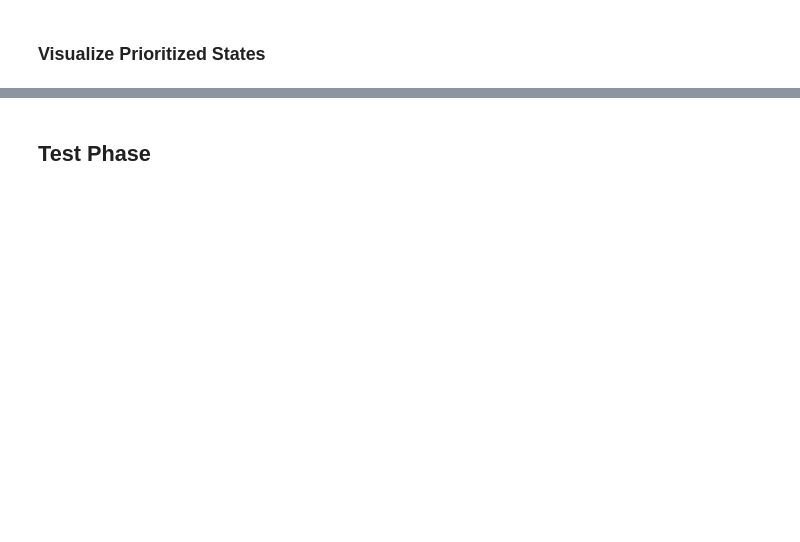
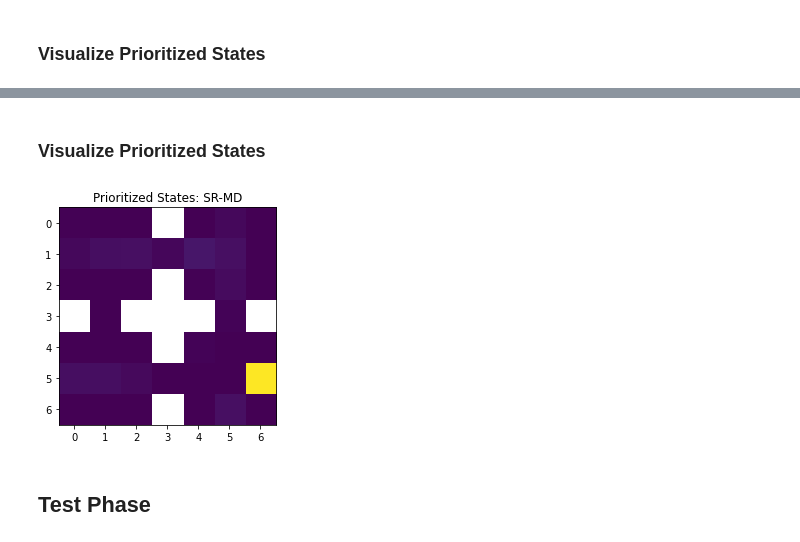
Before and after one commit to s-a-barnett/PrioritizedSR, a Jupyter notebook: neuronav/experiment_memcomp.ipynb, the cells around one changed output, grey strips where cells are left out. Saved outputs shown, nothing was run; the diff lists cells and outputs as text; code cells hidden in the pictures; blank space fills up the shorter version.

```diff
--- a/neuronav/experiment_memcomp.ipynb
+++ b/neuronav/experiment_memcomp.ipynb
@@ -141,7 +145,7 @@ for i in progressbar.progressbar(range(episodes_train)):
     state = env.observation
 
     for j in range(episode_length):
-        action = agent_ps.sample_action(state, epsilon=epsilon, beta=beta)
+        action = agent_ps.sample_action(state, epsilon=epsilon_train, beta=beta_train)
         reward = env.step(action)
         state_next = env.observation
         done = env.done
@@ -172,7 +176,6 @@ for i in progressbar.progressbar(range(episodes_train)):
             prioritized_states[exp[0]] += 1
 
             td_sr = memory_update(exp, agent_ps)
-            grad = agent_ps.update_eigs(exp)
 
             for exp_pred in get_predecessors(exp[0], experiences):
                 td_sr = memory_update(exp_pred, agent_ps)
@@ -208,0 +198,39 @@ plt.title(f'R = {pearsonr(states_visited, prioritized_states)[0]}');
+# %%
+agent_md = TDSR(env.state_size, env.action_size, lr, gamma, poltype=poltype)
+experiences = []
+errors = []
+prioritized_states = np.zeros(env.state_size)
+
+for i in progressbar.progressbar(range(episodes_train)):
+
+    env.reset(goal_pos=goal_pos)
+    state = env.observation
+
+    for j in range(episode_length):
+        action = agent_md.sample_action(state, epsilon=epsilon_train, beta=beta_train)
+        reward = env.step(action)
+        state_next = env.observation
+        done = env.done
+        experiences.append([state, action, state_next, reward, done])
+        state = state_next
+
+        if (j > 1):
+            td_sr = agent_md.update_sr(experiences[-2], experiences[-1])
+            errors.append(np.linalg.norm(td_sr))
+            td_w = agent_md.update_w(experiences[-1])
+
+        if env.done:
+            td_sr = agent_md.update_sr(experiences[-1], experiences[-1])
+            errors.append(np.linalg.norm(td_sr))
+
+        unique_exps = list(set([tuple(exp) for exp in experiences]))
+
+        for k in range(n_mem_md):
+            evbs = [{"exp": list(exp), "evb": agent_md.evb(state, list(exp), epsilon=epsilon_train, beta=beta_train)} for exp in unique_exps]
+            best = sorted(evbs, key=lambda x: x["evb"]).pop()
+            best_exp = best["exp"]
+            prioritized_states[best_exp[0]] += 1
+            td_sr = memory_update(best_exp, agent_md)
+
+        if env.done:
+            break
@@ -209,2 +239,9 @@ plt.title(f'R = {pearsonr(states_visited, prioritized_states)[0]}');
+# %% [markdown]
+### Visualize Prioritized States
+# %%
+plt.imshow(utils.mask_grid(prioritized_states.reshape(grid_size, grid_size), env.blocks), cmap=cmap);
+plt.title('Prioritized States: SR-MD');
+# %% [output]
+[figure, added]
 # %% [markdown]
 ## Test Phase
```
Also changed, not shown: parts of 18 cells of this notebook, 2 other files.
